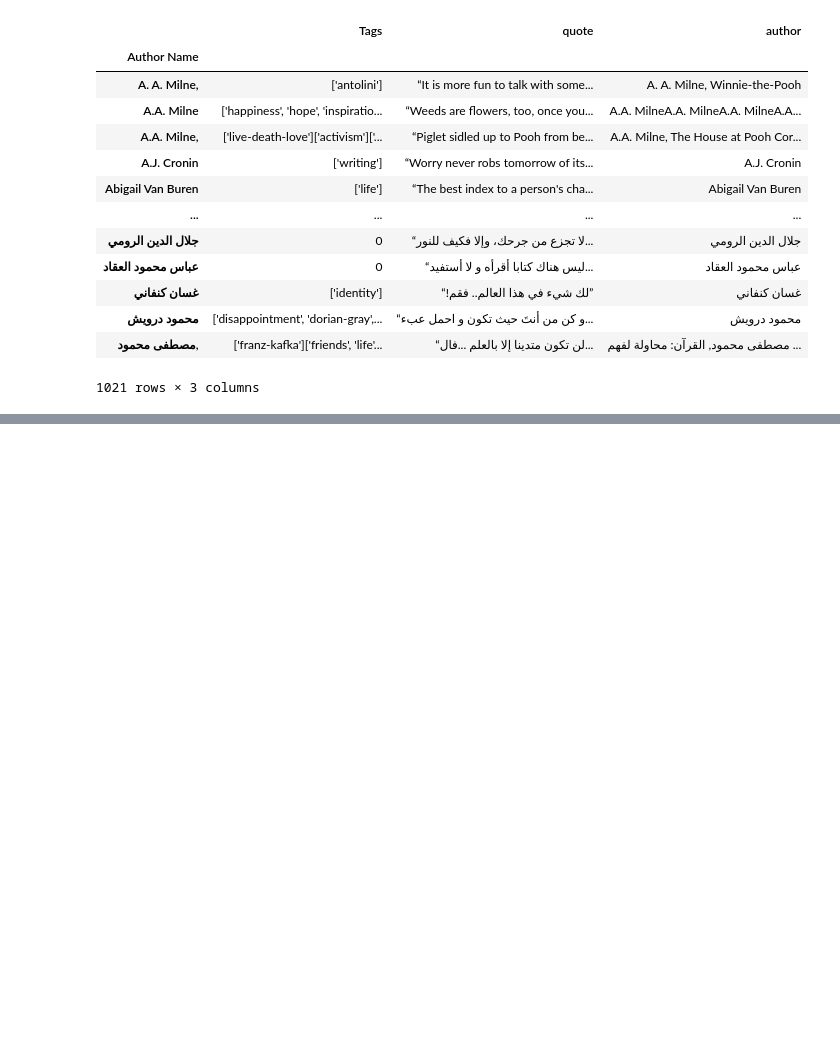
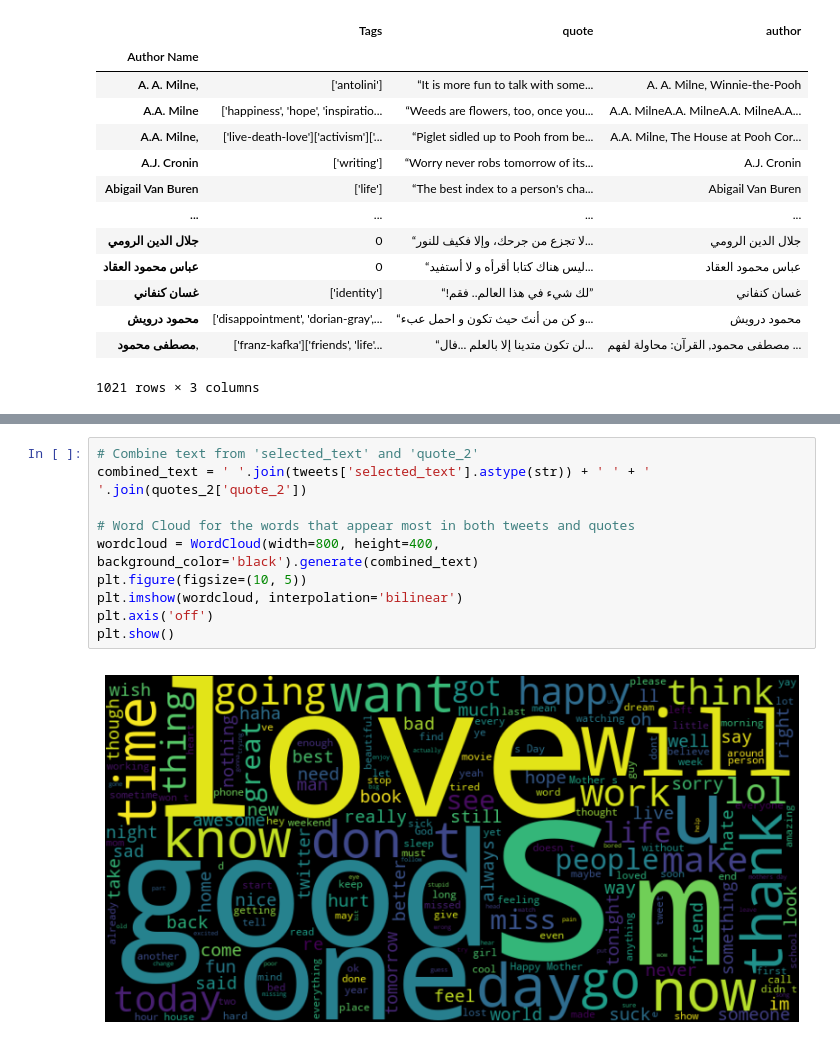
Before and after one commit to I-Macharia/Everyday_Quotes_Prod, a Jupyter notebook: Quotes.ipynb, the cells around one changed output, grey strips where cells are left out. Saved outputs shown, nothing was run; the diff lists cells and outputs as text; blank space fills up the shorter version.

```diff
--- a/Quotes.ipynb
+++ b/Quotes.ipynb
@@ -120,0 +236,12 @@ quotes.groupby('Author Name').sum()
+# %%
+# Combine text from 'selected_text' and 'quote_2'
+combined_text = ' '.join(tweets['selected_text'].astype(str)) + ' ' + ' '.join(quotes_2['quote_2'])
+
+# Word Cloud for the words that appear most in both tweets and quotes
+wordcloud = WordCloud(width=800, height=400, background_color='black').generate(combined_text)
+plt.figure(figsize=(10, 5))
+plt.imshow(wordcloud, interpolation='bilinear')
+plt.axis('off')
+plt.show()
+# %% [output]
+[figure, added]
```
Also changed, not shown: parts of 39 cells of this notebook, 23 other files.
